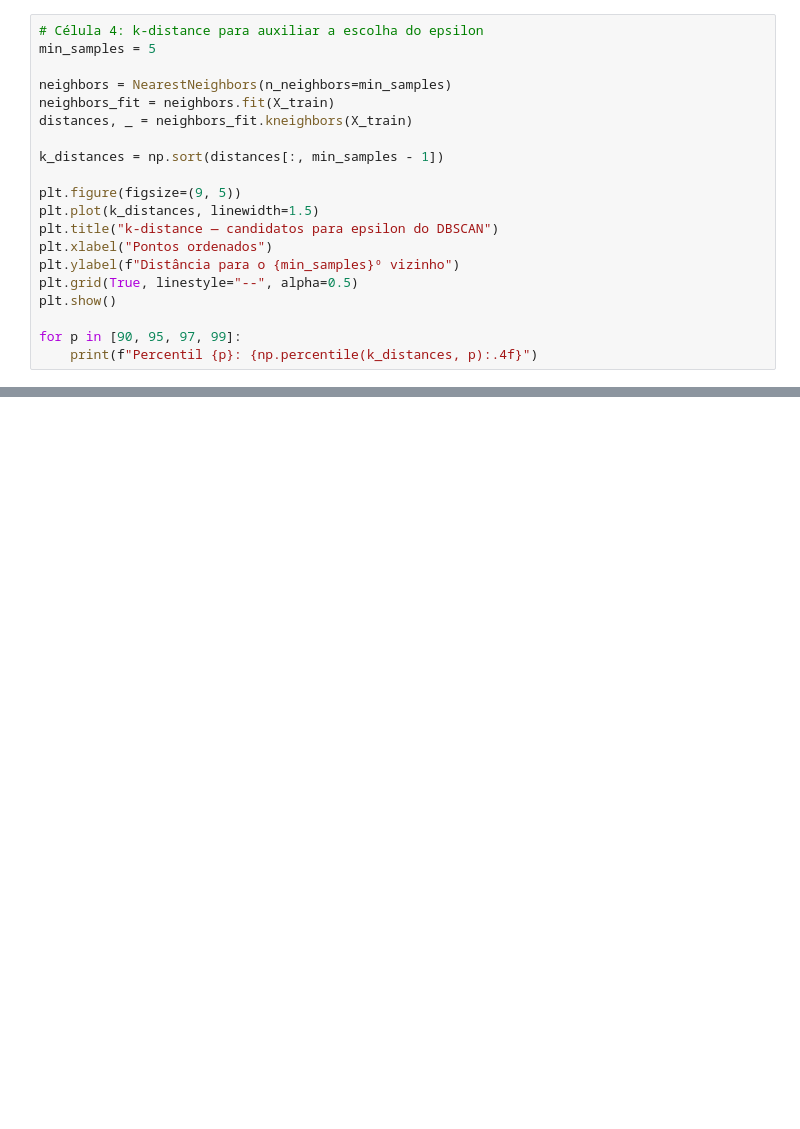
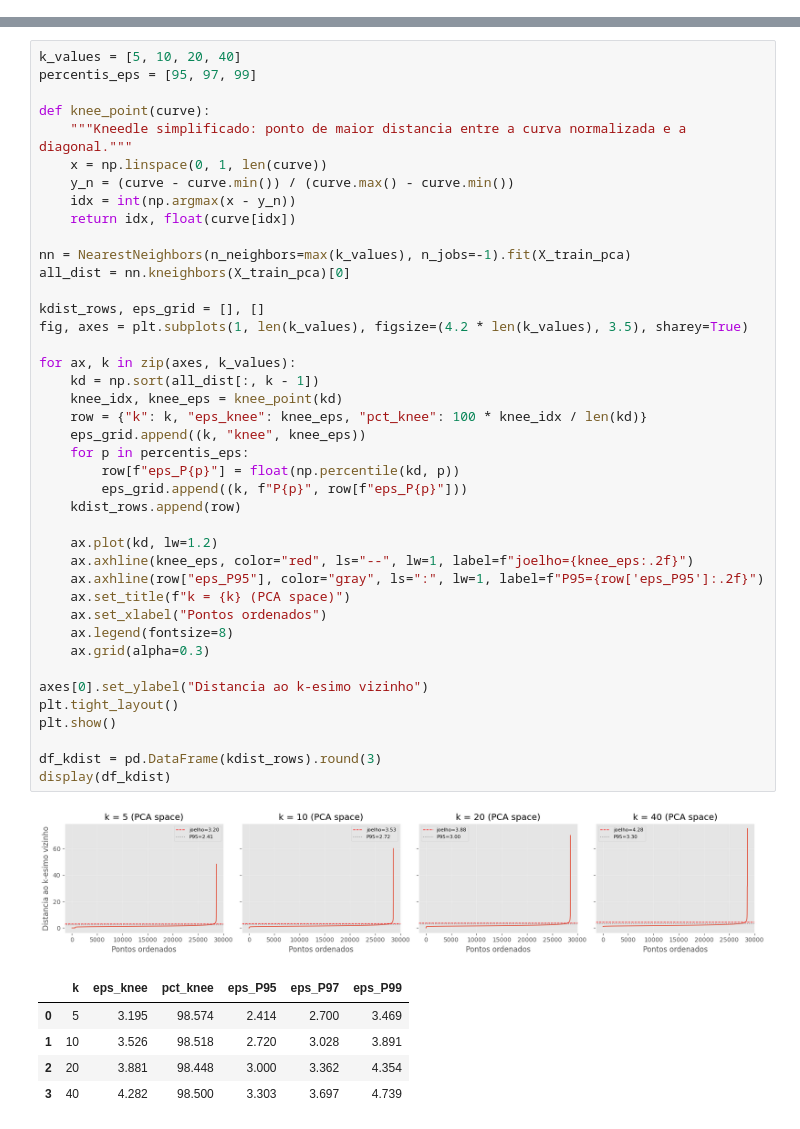
Before and after one commit to Last-Mile-Optimization/backend, a Jupyter notebook: modelo/split-temporal/DBScan_Knn_temporal_split_last_mile.ipynb, the cells around one changed output, grey strips where cells are left out. Cells and saved outputs as stored; diff of their text form; blank space fills up the shorter version.

```diff
--- a/modelo/split-temporal/DBScan_Knn_temporal_split_last_mile.ipynb
+++ b/modelo/split-temporal/DBScan_Knn_temporal_split_last_mile.ipynb
@@ -215,20 +0,0 @@ O conjunto de teste permanece intacto para não alterar artificialmente a avalia
-# %%
-# Célula 4: k-distance para auxiliar a escolha do epsilon
-min_samples = 5
-
-neighbors = NearestNeighbors(n_neighbors=min_samples)
-neighbors_fit = neighbors.fit(X_train)
-distances, _ = neighbors_fit.kneighbors(X_train)
-
-k_distances = np.sort(distances[:, min_samples - 1])
-
-plt.figure(figsize=(9, 5))
-plt.plot(k_distances, linewidth=1.5)
-plt.title("k-distance — candidatos para epsilon do DBSCAN")
-plt.xlabel("Pontos ordenados")
-plt.ylabel(f"Distância para o {min_samples}º vizinho")
-plt.grid(True, linestyle="--", alpha=0.5)
-plt.show()
-
-for p in [90, 95, 97, 99]:
-    print(f"Percentil {p}: {np.percentile(k_distances, p):.4f}")
@@ -626,0 +240,48 @@ Resumo do TESTE:
+# %%
+k_values = [5, 10, 20, 40]
+percentis_eps = [95, 97, 99]
+
+def knee_point(curve):
+    """Kneedle simplificado: ponto de maior distancia entre a curva normalizada e a diagonal."""
+    x = np.linspace(0, 1, len(curve))
+    y_n = (curve - curve.min()) / (curve.max() - curve.min())
+    idx = int(np.argmax(x - y_n))
+    return idx, float(curve[idx])
+
+nn = NearestNeighbors(n_neighbors=max(k_values), n_jobs=-1).fit(X_train_pca)
+all_dist = nn.kneighbors(X_train_pca)[0]
+
+kdist_rows, eps_grid = [], []
+fig, axes = plt.subplots(1, len(k_values), figsize=(4.2 * len(k_values), 3.5), sharey=True)
+
+for ax, k in zip(axes, k_values):
+    kd = np.sort(all_dist[:, k - 1])
+    knee_idx, knee_eps = knee_point(kd)
+    row = {"k": k, "eps_knee": knee_eps, "pct_knee": 100 * knee_idx / len(kd)}
+    eps_grid.append((k, "knee", knee_eps))
+    for p in percentis_eps:
+        row[f"eps_P{p}"] = float(np.percentile(kd, p))
+        eps_grid.append((k, f"P{p}", row[f"eps_P{p}"]))
+    kdist_rows.append(row)
+
+    ax.plot(kd, lw=1.2)
+    ax.axhline(knee_eps, color="red", ls="--", lw=1, label=f"joelho={knee_eps:.2f}")
+    ax.axhline(row["eps_P95"], color="gray", ls=":", lw=1, label=f"P95={row['eps_P95']:.2f}")
+    ax.set_title(f"k = {k} (PCA space)")
+    ax.set_xlabel("Pontos ordenados")
+    ax.legend(fontsize=8)
+    ax.grid(alpha=0.3)
+
+axes[0].set_ylabel("Distancia ao k-esimo vizinho")
+plt.tight_layout()
+plt.show()
+
+df_kdist = pd.DataFrame(kdist_rows).round(3)
+display(df_kdist)
+# %% [output]
+[figure, added]
+|  | k | eps_knee | pct_knee | eps_P95 | eps_P97 | eps_P99 |
+| 0 | 5 | 3.195 | 98.574 | 2.414 | 2.700 | 3.469 |
+| 1 | 10 | 3.526 | 98.518 | 2.720 | 3.028 | 3.891 |
+| 2 | 20 | 3.881 | 98.448 | 3.000 | 3.362 | 4.354 |
+| 3 | 40 | 4.282 | 98.500 | 3.303 | 3.697 | 4.739 |
```
Also changed, not shown: parts of 34 cells of this notebook, 4 other files.
